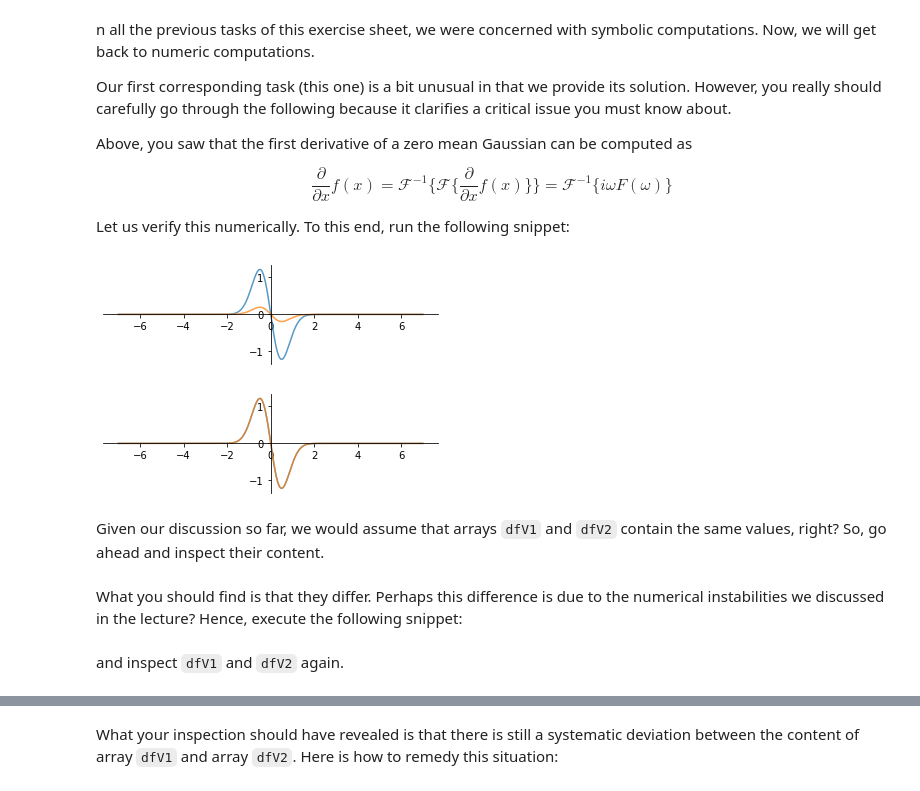
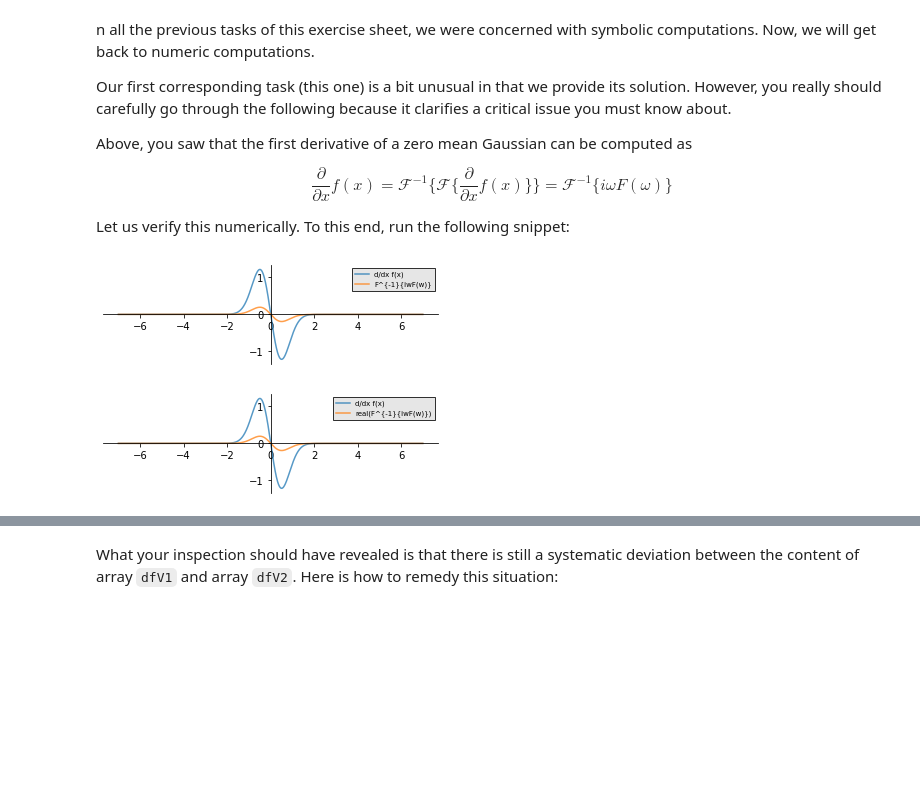
Before and after one commit to FabriceBeaumont/MA-INF_2314_IPSA, a Jupyter notebook: Code/Exercise3/SolutionsOfSheet3.ipynb, the cells around one changed output, grey strips where cells are left out. Drawn from its saved outputs; the diff is of its cells as text; code cells hidden in the pictures; blank space fills up the shorter version.

```diff
--- a/Code/Exercise3/SolutionsOfSheet3.ipynb
+++ b/Code/Exercise3/SolutionsOfSheet3.ipynb
@@ -395,38 +396,29 @@ Let us verify this numerically. To this end, run the following snippet:
 # %%
 import numpy.fft as fft
 
 N = 1024
 xmin = -7
 xmax = +7
-xval = np.linspace(xmin, xmax, N, endpoint=False)
-oval = fft.fftfreq(N, (xmax-xmin)/N)
+x_val = np.linspace(xmin, xmax, N, endpoint=False)
+omega_val = fft.fftfreq(N, (xmax-xmin)/N)
 
 s = 0.5
-f = np.exp(-0.5 * xval**2 / s**2)
-dfV1 = -xval / s**2 * np.exp(-0.5 * xval**2 / s**2)
+f = np.exp(-0.5 * x_val**2 / s**2)
+dfV1 = -x_val / s**2 * np.exp(-0.5 * x_val**2 / s**2)
 
+# Compute the Fourier transform F(\omega)
 F = fft.fft(f)
-dfV2 = fft.ifft(1j * oval * F)
+
+# Compute the inverse Fourier transform F^{-1){i \omega F(\omega)}
+dfV2 = fft.ifft(1j * omega_val * F)
+
+# Plot the results - the actual derivative ('dfV1') vs the one using the IFT ('dfV2')
+labs = ["d/dx f(x)", "F^{-1}{iwF(w)}"]
+plotFcts(x_val, [dfV1, dfV2], labs=labs)
 
 dfV2 = np.real(dfV2)
-
-lims = [xmin, xmax, -1.5, 1.5]
-xtcs = np.arange(xmin+1, xmax, 2)
-ytcs = [-1, 0, +1]
-plotFcts(xval, [dfV1, dfV2])
-
-
-dfV2 = fft.ifft(2*np.pi * 1j * oval * F)
-dfV2 = np.real(dfV2)
-
-lims = [xmin, xmax, -1.5, 1.5]
-xtcs = np.arange(xmin+1, xmax, 2)
-ytcs = [-1, 0, +1]
-plotFcts(xval, [dfV1, dfV2])
+labs = ["d/dx f(x)", "real(F^{-1}{iwF(w)})"]
+plotFcts(x_val, [dfV1, dfV2], labs=labs)
 # %% [output]
-[figure, old version]
+[figure, new version]
-[figure, old version]
+[figure, new version]
-# %% [markdown]
-Given our discussion so far, we would assume that arrays `dfV1` and `dfV2` contain the same values, right? So, go ahead and inspect their content.
-# %% [markdown]
-What you should find is that they differ. Perhaps this difference is due to the numerical instabilities we discussed in the lecture? Hence, execute the following snippet:
@@ -435,2 +424,0 @@ dfV2 = np.real(dfV2)
-# %% [markdown]
-and inspect `dfV1` and `dfV2` again.
```
Also changed, not shown: parts of 33 cells of this notebook.
